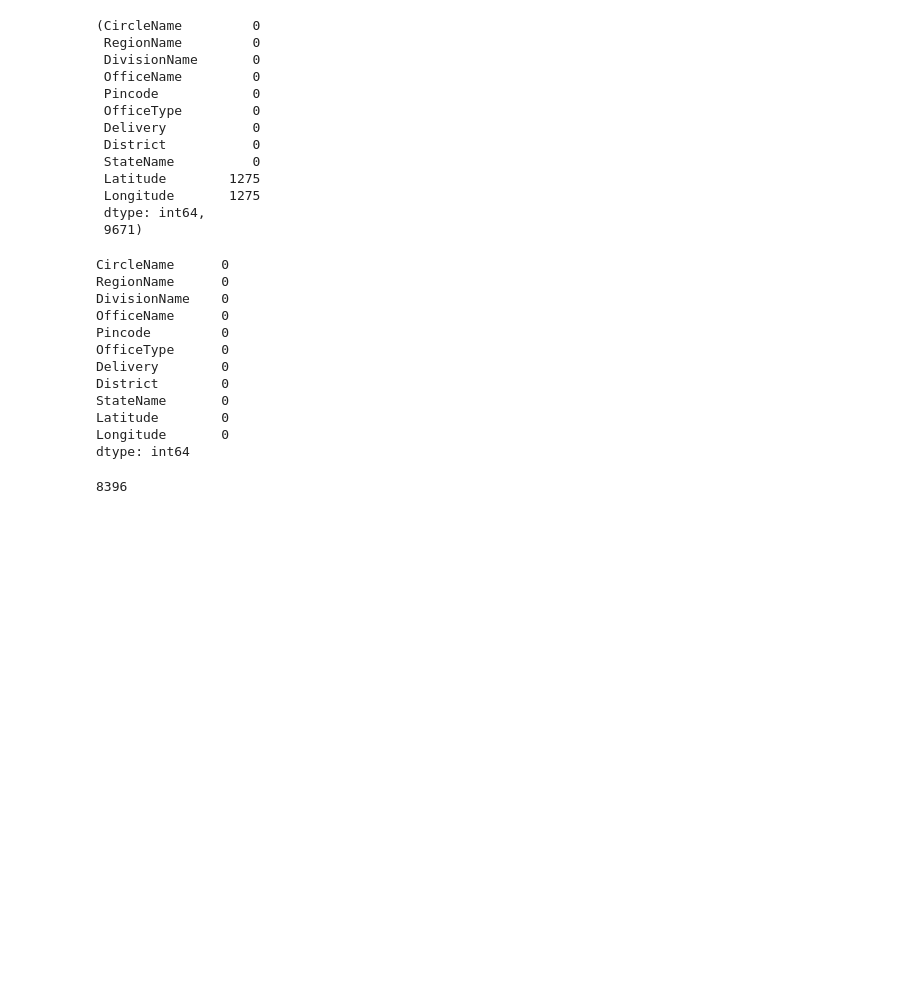
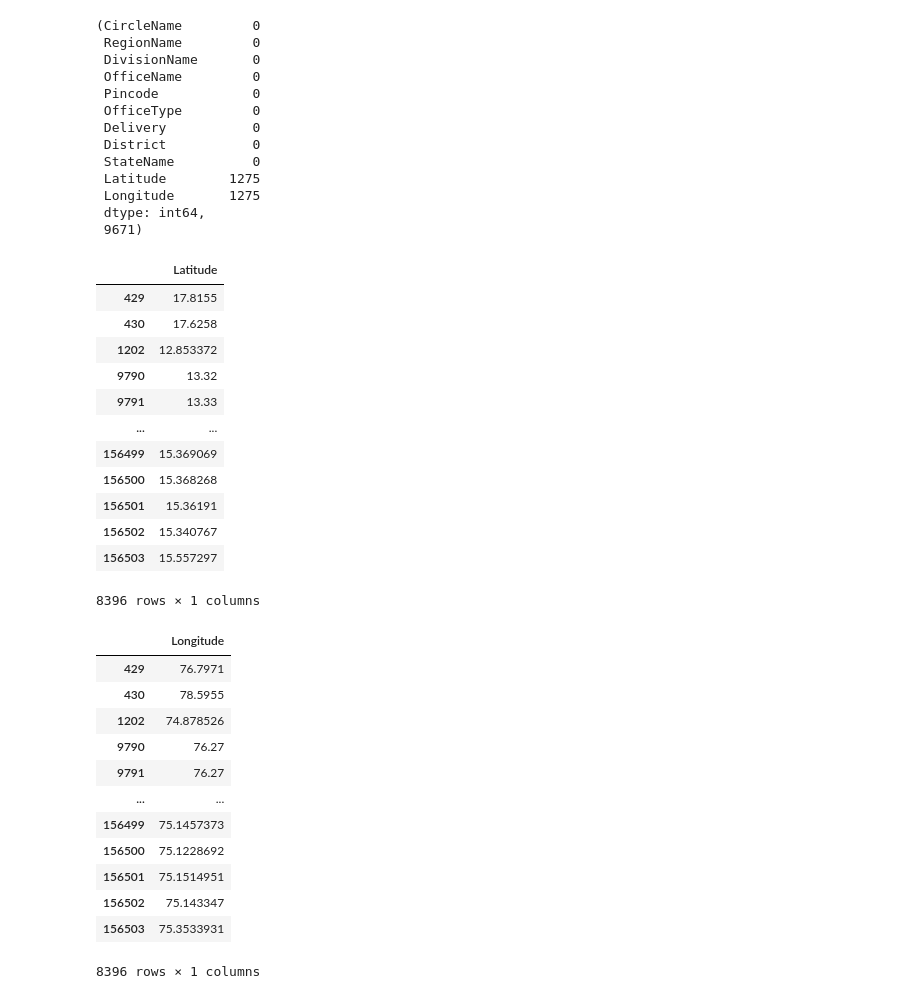
Before and after one commit to Aneeshshastri/Epoch_Spring_Camp, a Jupyter notebook: KMeansTask/KMeansClustering.ipynb, the cells around one changed output. Cells and saved outputs as stored; diff of their text form; code cells hidden in the pictures; blank space fills up the shorter version.

```diff
--- a/KMeansTask/KMeansClustering.ipynb
+++ b/KMeansTask/KMeansClustering.ipynb
@@ -73,18 +73,34 @@ data.isnull().sum(),len(data)
  9671)
 # %%
 data_clean=data.dropna()
-display(data_clean.isnull().sum(),len(data_clean))
+X=data_clean[["Latitude"]]
+Y=data_clean[["Longitude"]]
+display(X)
+display(Y)
 # %% [output]
+|  | Latitude |
+| 429 | 17.8155 |
+| 430 | 17.6258 |
+| 1202 | 12.853372 |
+| 9790 | 13.32 |
+| 9791 | 13.33 |
+| ... | ... |
+| 156499 | 15.369069 |
+| 156500 | 15.368268 |
+| 156501 | 15.36191 |
+| 156502 | 15.340767 |
+| 156503 | 15.557297 |
-CircleName      0
-RegionName      0
-DivisionName    0
-OfficeName      0
-Pincode         0
-OfficeType      0
-Delivery        0
-District        0
-StateName       0
-Latitude        0
-Longitude       0
-dtype: int64
+8396 rows × 1 columns
+|  | Longitude |
+| 429 | 76.7971 |
+| 430 | 78.5955 |
+| 1202 | 74.878526 |
+| 9790 | 76.27 |
+| 9791 | 76.27 |
+| ... | ... |
+| 156499 | 75.1457373 |
+| 156500 | 75.1228692 |
+| 156501 | 75.1514951 |
+| 156502 | 75.143347 |
+| 156503 | 75.3533931 |
-8396
+8396 rows × 1 columns
```
Also changed, not shown: parts of 6 cells of this notebook.
